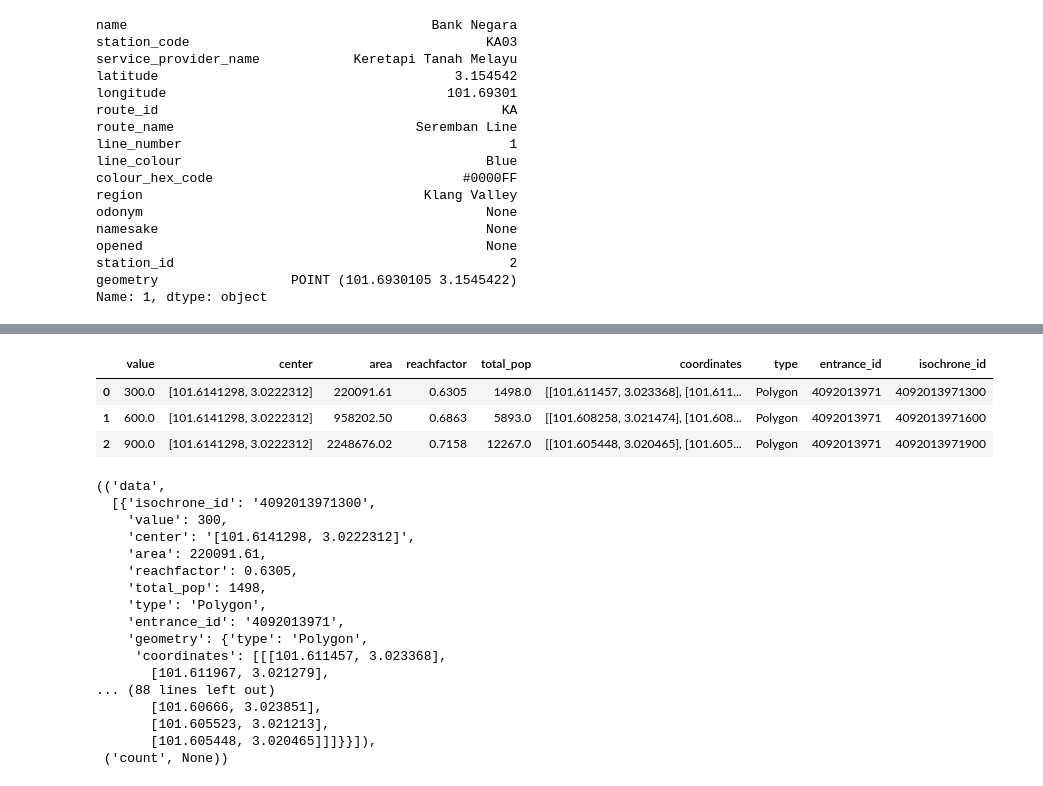
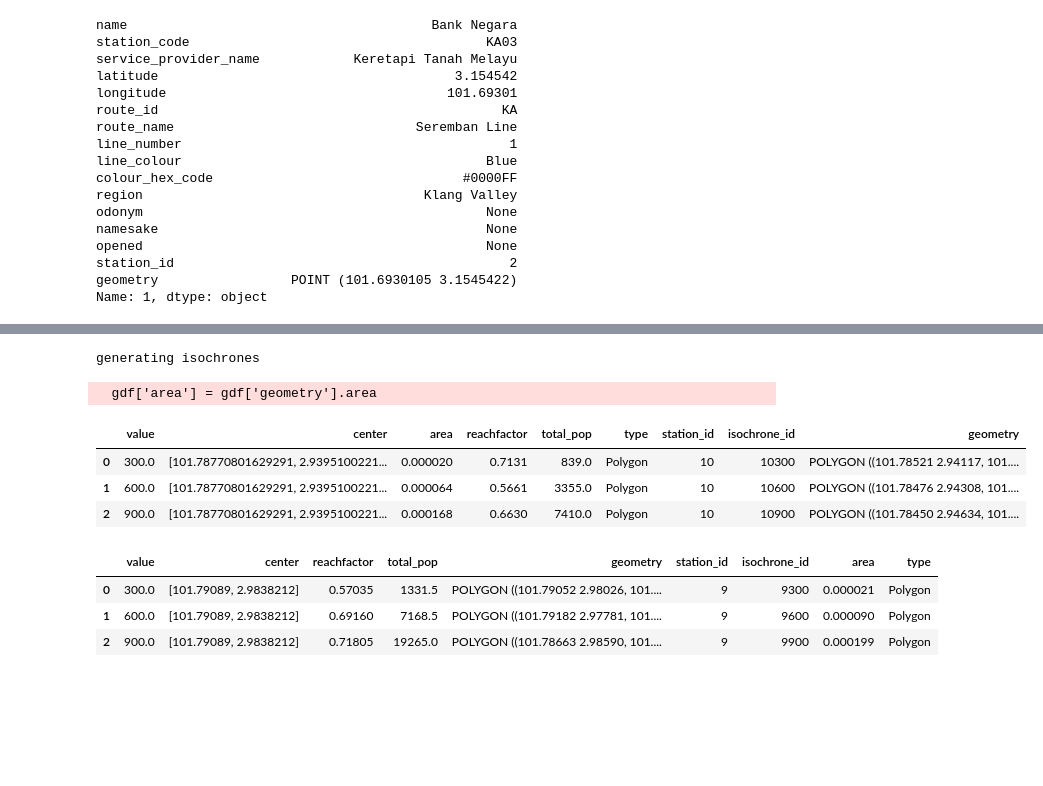
Before and after one commit to nabilersyad/transit-stations-database, a Jupyter notebook: notebooks/7_station-isochrone-generation.ipynb, the cells around one changed output, grey strips where cells are left out. Saved outputs shown, nothing was run; the diff lists cells and outputs as text; code cells hidden in the pictures; blank space fills up the shorter version.

```diff
--- a/notebooks/7_station-isochrone-generation.ipynb
+++ b/notebooks/7_station-isochrone-generation.ipynb
@@ -266,9 +309,0 @@ ApiError: 403 ({'error': 'Quota exceeded'})
-# %%
-# Apply the function to each row in stations_gdf
-stations_gdf['station_isochrone'] = stations_gdf.apply(
-    lambda row: get_station_isochrone(row, merged_gdf),
-    axis=1
-)
-
-# Ensure the result is a GeoDataFrame
-stations_gdf = GeoDataFrame(stations_gdf, geometry='station_isochrone', crs=stations_gdf.crs)
@@ -555,10 +309,0 @@ def generate_entrances_isochrone(client,entrance_id,reach_centre,range=900,inter
-# %%
-reach = [entrances_gdf.iloc[2]['geometry'].coords[0][0],entrances_gdf.iloc[2]['geometry'].coords[0][1]]
-id = entrances_gdf.iloc[2]['entrance_id']
-function_df = generate_entrances_isochrone(ors_client,id,reach)
-function_df
-# %% [output]
-|  | value | center | area | reachfactor | total_pop | coordinates | type | entrance_id | isochrone_id |
-| 0 | 300.0 | [101.6141298, 3.0222312] | 220091.61 | 0.6305 | 1498.0 | [[101.611457, 3.023368], [101.611... | Polygon | 4092013971 | 4092013971300 |
-| 1 | 600.0 | [101.6141298, 3.0222312] | 958202.50 | 0.6863 | 5893.0 | [[101.608258, 3.021474], [101.608... | Polygon | 4092013971 | 4092013971600 |
-| 2 | 900.0 | [101.6141298, 3.0222312] | 2248676.02 | 0.7158 | 12267.0 | [[101.605448, 3.020465], [101.605... | Polygon | 4092013971 | 4092013971900 |
@@ -584,21 +310,20 @@ def update__entrances_isochrone_supabase(supabase_client,isochrone_dataframe):
-# %%
-update__entrances_isochrone_supabase(supabase,function_df)
-# %% [output]
-(('data',
-  [{'isochrone_id': '4092013971300',
-    'value': 300,
-    'center': '[101.6141298, 3.0222312]',
-    'area': 220091.61,
-    'reachfactor': 0.6305,
-    'total_pop': 1498,
-    'type': 'Polygon',
-    'entrance_id': '4092013971',
-    'geometry': {'type': 'Polygon',
-     'coordinates': [[[101.611457, 3.023368],
-       [101.611967, 3.021279],
-... (88 lines left out)
-       [101.60666, 3.023851],
-       [101.605523, 3.021213],
-       [101.605448, 3.020465]]]}}]),
- ('count', None))
+# %%
+sample_generated = get_station_isochrone(stations_gdf.iloc[9],merged_gdf)
+# %% [output]
+generating isochrones
+  gdf['area'] = gdf['geometry'].area
+# %%
+sample_generated
+# %% [output]
+|  | value | center | area | reachfactor | total_pop | type | station_id | isochrone_id | geometry |
+| 0 | 300.0 | [101.78770801629291, 2.9395100221... | 0.000020 | 0.7131 | 839.0 | Polygon | 10 | 10300 | POLYGON ((101.78521 2.94117, 101.... |
+| 1 | 600.0 | [101.78770801629291, 2.9395100221... | 0.000064 | 0.5661 | 3355.0 | Polygon | 10 | 10600 | POLYGON ((101.78476 2.94308, 101.... |
+| 2 | 900.0 | [101.78770801629291, 2.9395100221... | 0.000168 | 0.6630 | 7410.0 | Polygon | 10 | 10900 | POLYGON ((101.78450 2.94634, 101.... |
+# %%
+sample_combined
+# %% [output]
+|  | value | center | reachfactor | total_pop | geometry | station_id | isochrone_id | area | type |
+| 0 | 300.0 | [101.79089, 2.9838212] | 0.57035 | 1331.5 | POLYGON ((101.79052 2.98026, 101.... | 9 | 9300 | 0.000021 | Polygon |
+| 1 | 600.0 | [101.79089, 2.9838212] | 0.69160 | 7168.5 | POLYGON ((101.79182 2.97781, 101.... | 9 | 9600 | 0.000090 | Polygon |
+| 2 | 900.0 | [101.79089, 2.9838212] | 0.71805 | 19265.0 | POLYGON ((101.78663 2.98590, 101.... | 9 | 9900 | 0.000199 | Polygon |
 # %%
```
Also changed, not shown: parts of 20 cells of this notebook, 2 other files.
